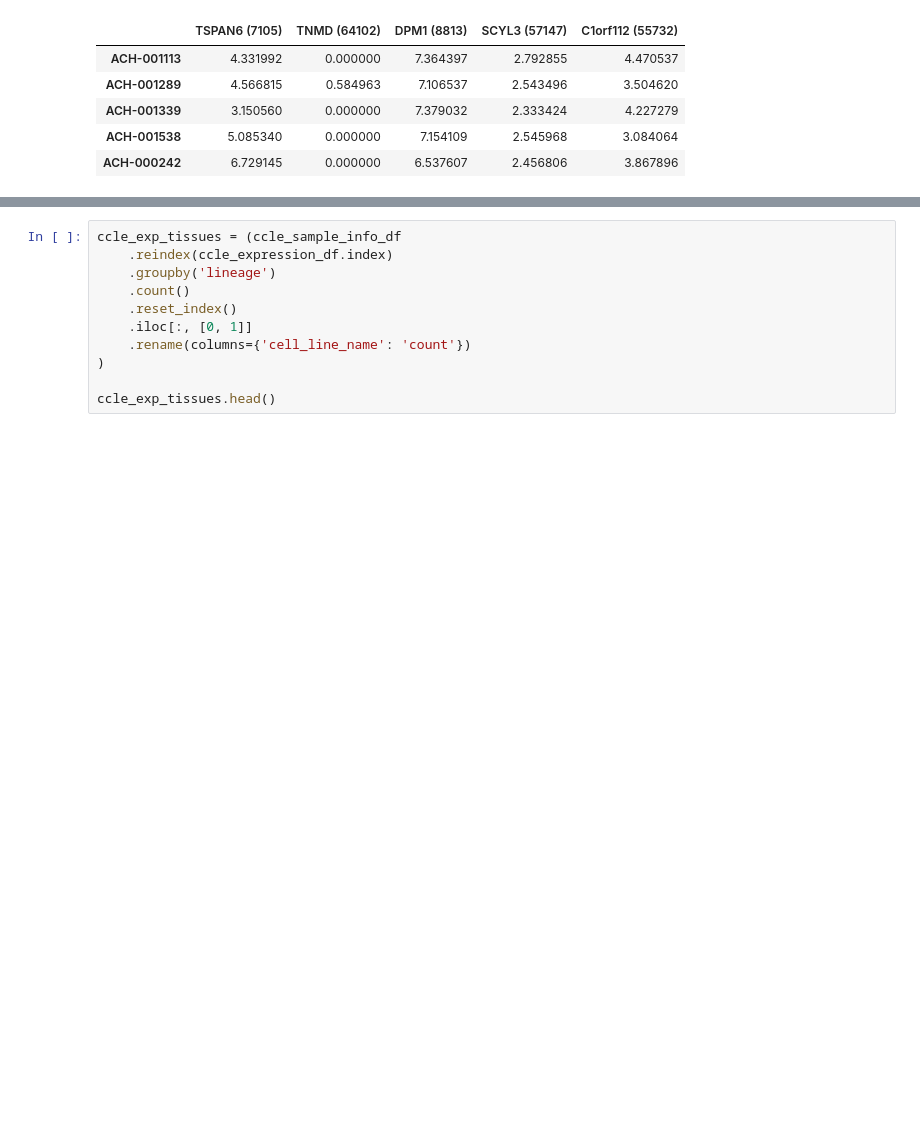
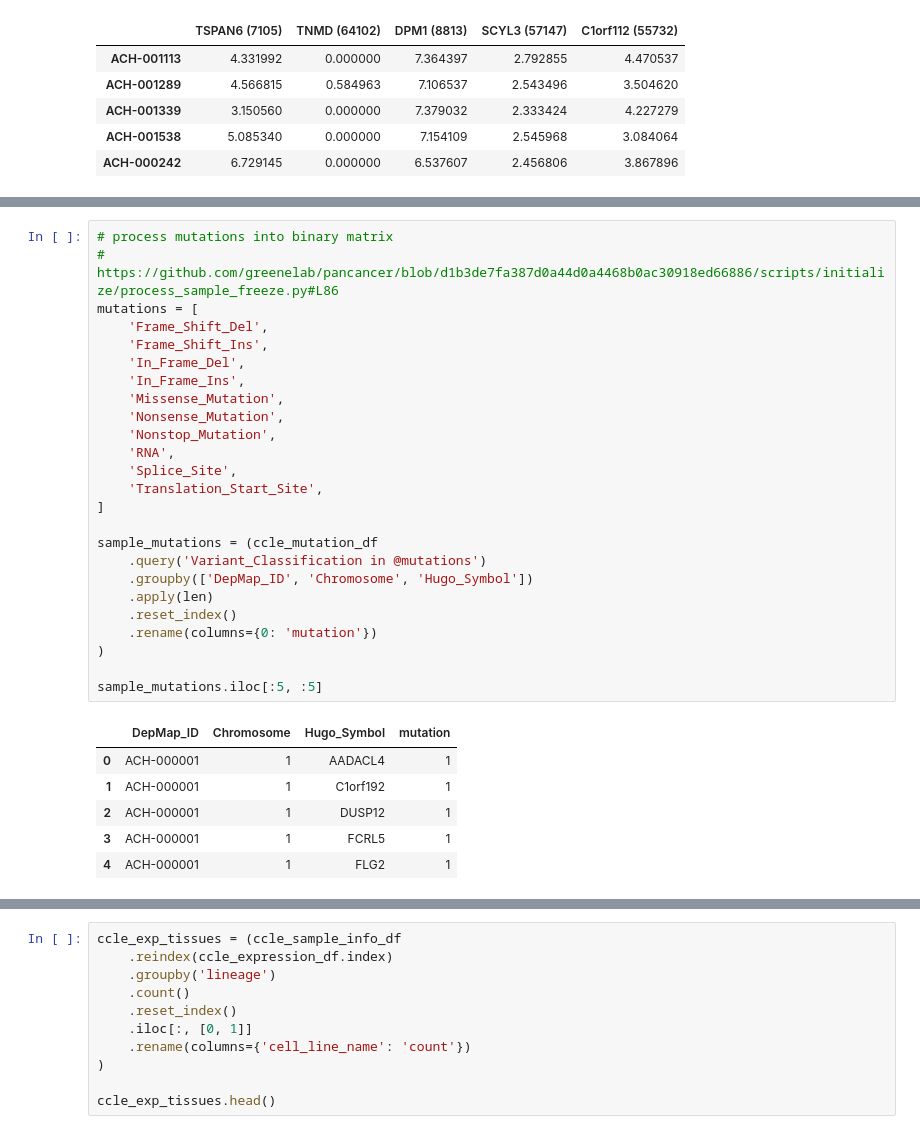
Before and after one commit to greenelab/pancancer-evaluation, a Jupyter notebook: 08_cell_line_prediction/download_data.ipynb, the cells around one changed output, grey strips where cells are left out. Drawn from its saved outputs; the diff is of its cells as text; blank space fills up the shorter version.

```diff
--- a/08_cell_line_prediction/download_data.ipynb
+++ b/08_cell_line_prediction/download_data.ipynb
@@ -93,0 +116,32 @@ ccle_exp_cancer_types.head()
+# %%
+# process mutations into binary matrix
+# https://github.com/greenelab/pancancer/blob/d1b3de7fa387d0a44d0a4468b0ac30918ed66886/scripts/initialize/process_sample_freeze.py#L86
+mutations = [
+    'Frame_Shift_Del',
+    'Frame_Shift_Ins',
+    'In_Frame_Del',
+    'In_Frame_Ins',
+    'Missense_Mutation',
+    'Nonsense_Mutation',
+    'Nonstop_Mutation',
+    'RNA',
+    'Splice_Site',
+    'Translation_Start_Site',
+]
+
+sample_mutations = (ccle_mutation_df
+    .query('Variant_Classification in @mutations')
+    .groupby(['DepMap_ID', 'Chromosome', 'Hugo_Symbol'])
+    .apply(len)
+    .reset_index()
+    .rename(columns={0: 'mutation'})
+)
+
+sample_mutations.iloc[:5, :5]
+# %% [output]
+|  | DepMap_ID | Chromosome | Hugo_Symbol | mutation |
+| 0 | ACH-000001 | 1 | AADACL4 | 1 |
+| 1 | ACH-000001 | 1 | C1orf192 | 1 |
+| 2 | ACH-000001 | 1 | DUSP12 | 1 |
+| 3 | ACH-000001 | 1 | FCRL5 | 1 |
+| 4 | ACH-000001 | 1 | FLG2 | 1 |
```
Also changed, not shown: parts of 14 cells of this notebook, 1 other file.
